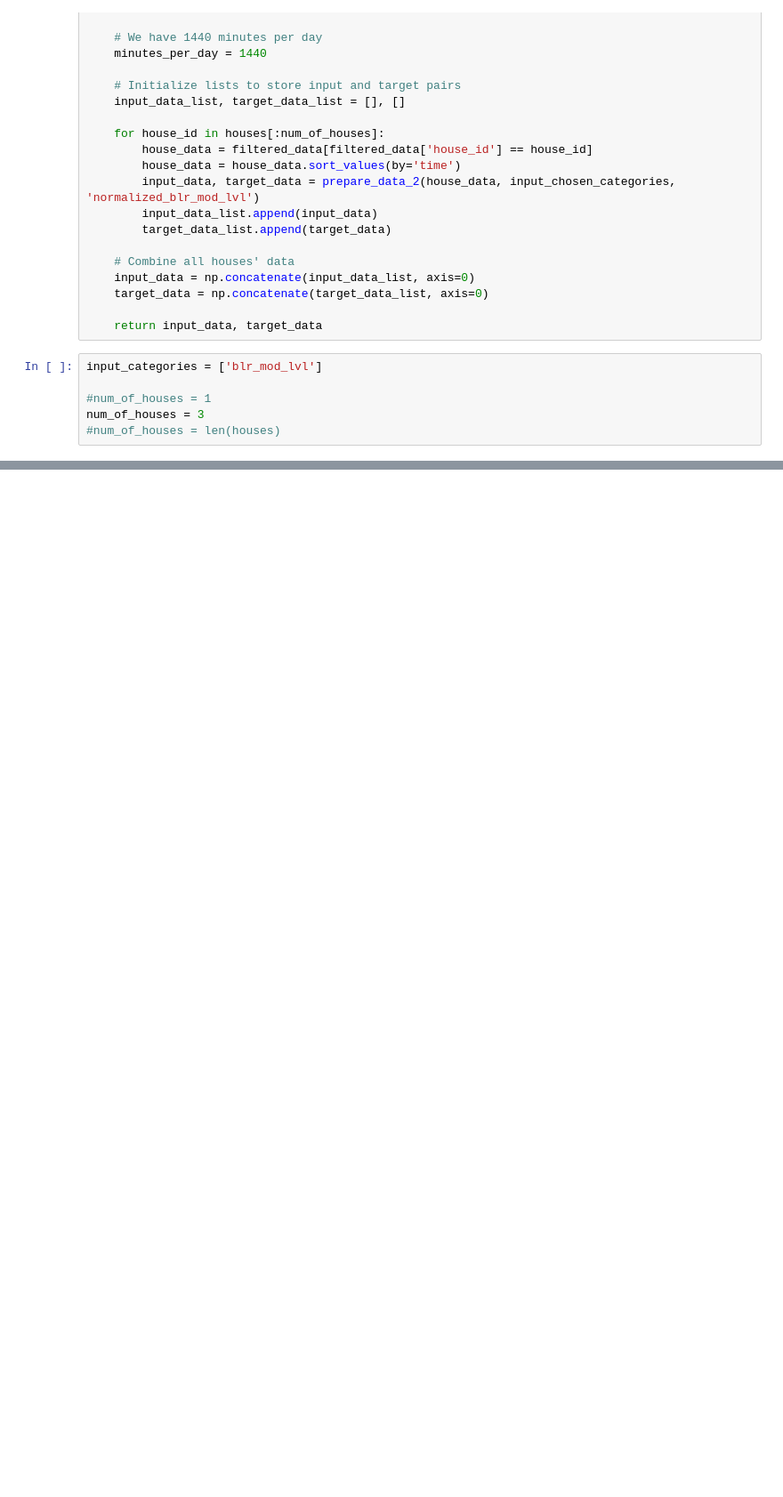
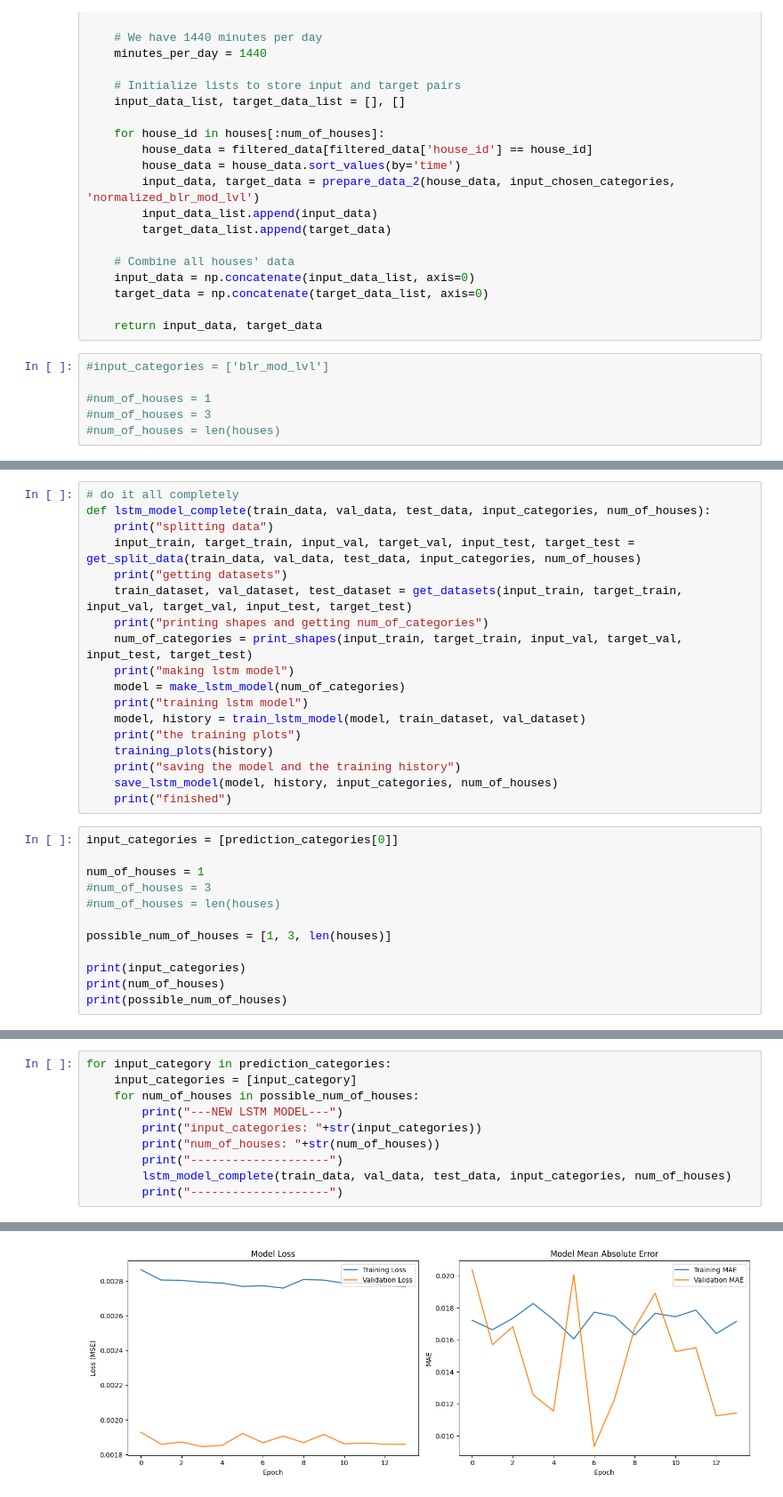
Before and after one commit to GeorgiosKalaras/boilers, a Jupyter notebook: code/lstm_processing_data.ipynb, the cells around one changed output, grey strips where cells are left out. Shown at 89% size. Cells and saved outputs as stored; diff of their text form; blank space fills up the shorter version.

Commit message:
some lstm and transformer models trained and saved

```diff
--- a/code/lstm_processing_data.ipynb
+++ b/code/lstm_processing_data.ipynb
@@ -128,9 +128,9 @@ def input_target_split (data, input_categories, num_of_houses):
 
     return input_data, target_data
 # %%
-input_categories = ['blr_mod_lvl']
+#input_categories = ['blr_mod_lvl']
 
 #num_of_houses = 1
-num_of_houses = 3
+#num_of_houses = 3
 #num_of_houses = len(houses)
 # %%
@@ -277,0 +250,30 @@ print(test_predictions.shape)
+# %%
+# do it all completely
+def lstm_model_complete(train_data, val_data, test_data, input_categories, num_of_houses):
+    print("splitting data")
+    input_train, target_train, input_val, target_val, input_test, target_test = get_split_data(train_data, val_data, test_data, input_categories, num_of_houses)
+    print("getting datasets")
+    train_dataset, val_dataset, test_dataset = get_datasets(input_train, target_train, input_val, target_val, input_test, target_test)
+    print("printing shapes and getting num_of_categories")
+    num_of_categories = print_shapes(input_train, target_train, input_val, target_val, input_test, target_test)
+    print("making lstm model")
+    model = make_lstm_model(num_of_categories)
+    print("training lstm model")
+    model, history = train_lstm_model(model, train_dataset, val_dataset)
+    print("the training plots")
+    training_plots(history)
+    print("saving the model and the training history")
+    save_lstm_model(model, history, input_categories, num_of_houses)
+    print("finished")
+# %%
+input_categories = [prediction_categories[0]]
+
+num_of_houses = 1
+#num_of_houses = 3
+#num_of_houses = len(houses)
+
+possible_num_of_houses = [1, 3, len(houses)]
+
+print(input_categories)
+print(num_of_houses)
+print(possible_num_of_houses)
@@ -277,0 +284,11 @@ print(test_predictions.shape)
+# %%
+for input_category in prediction_categories:
+    input_categories = [input_category]
+    for num_of_houses in possible_num_of_houses:
+        print("---NEW LSTM MODEL---")
+        print("input_categories: "+str(input_categories))
+        print("num_of_houses: "+str(num_of_houses))
+        print("--------------------")
+        lstm_model_complete(train_data, val_data, test_data, input_categories, num_of_houses)
+        print("--------------------")
+# %% [output]
@@ -277,0 +329 @@ print(test_predictions.shape)
+[figure, added]
```
Also changed, not shown: parts of 14 cells of this notebook, 2 other files.
